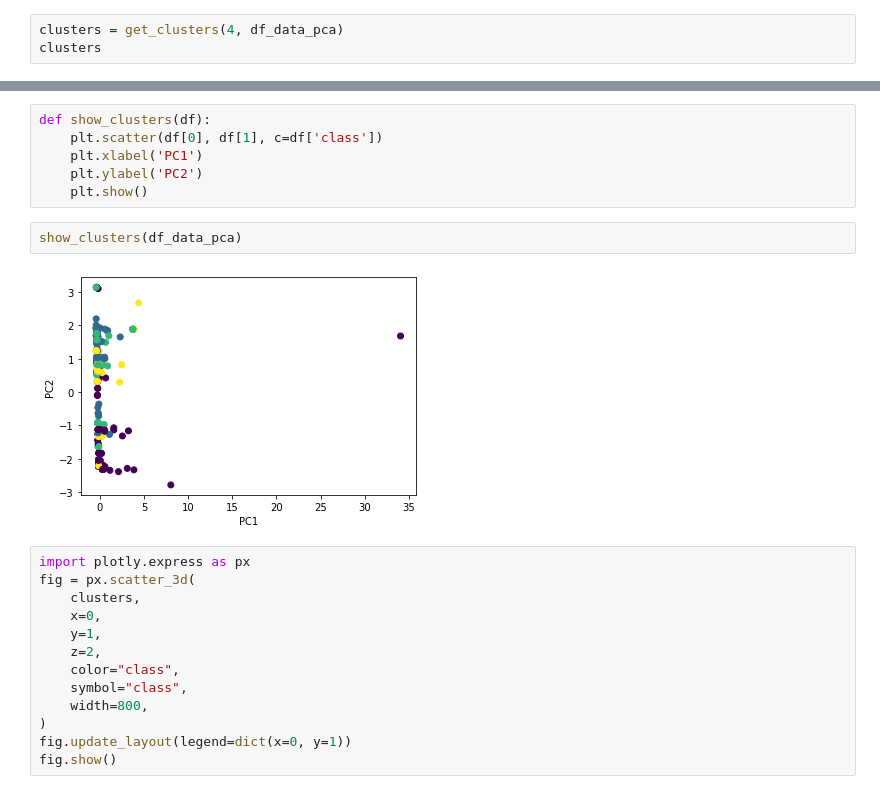
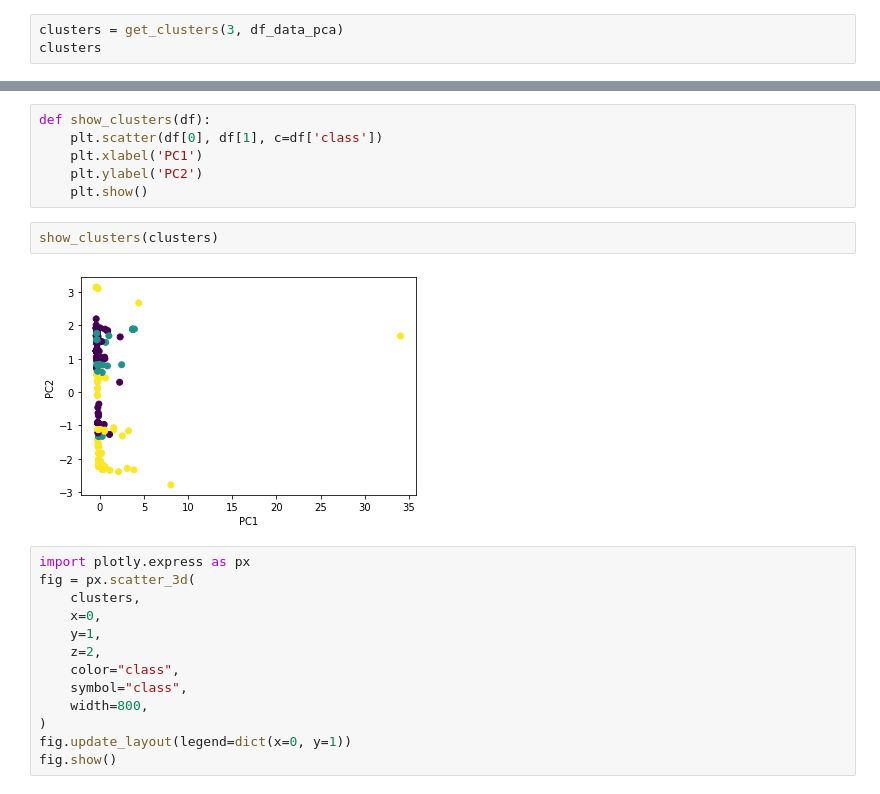
Before and after one commit to uldom/Cryptocurrency_Clusters, a Jupyter notebook: Cryptocurrency.ipynb, the cells around one changed output, grey strips where cells are left out. Drawn from its saved outputs; the diff is of its cells as text.

```diff
--- a/Cryptocurrency.ipynb
+++ b/Cryptocurrency.ipynb
@@ -428,7 +428,7 @@ def get_clusters(k, data):
     data["class"] = model.labels_
     return data
 # %%
-clusters = get_clusters(4, df_data_pca)
+clusters = get_clusters(3, df_data_pca)
 clusters
 # %% [output]
 |  | 0 | 1 | 2 | 3 | 4 | 5 | 6 | 7 | 8 | 9 | ... | ... |
@@ -451,9 +451,9 @@ def show_clusters(df):
     plt.ylabel('PC2')
     plt.show()
 # %%
-show_clusters(df_data_pca)
+show_clusters(clusters)
 # %% [output]
-[figure, old version]
+[figure, new version]
 # %%
 import plotly.express as px
 fig = px.scatter_3d(
```
Also changed, not shown: parts of 4 cells of this notebook.
